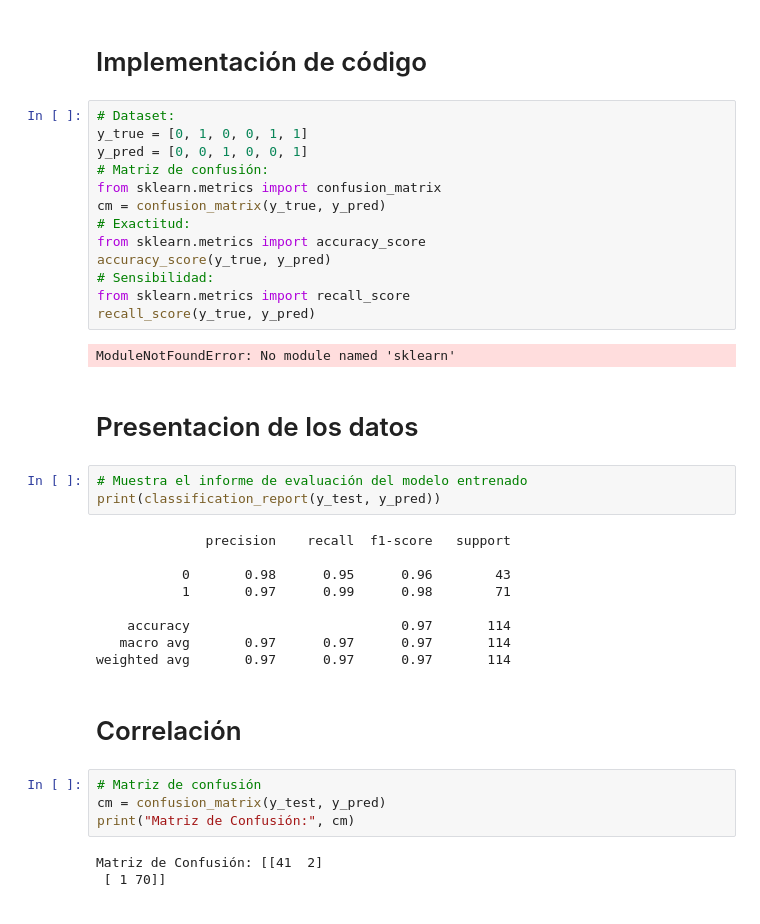
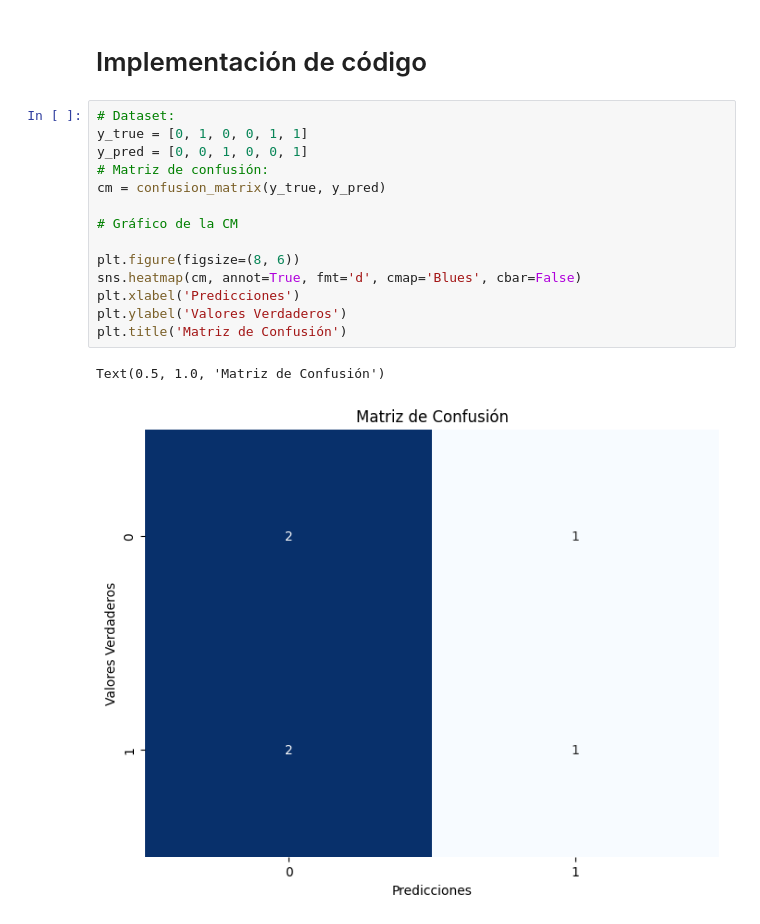
Before and after one commit to ChrisJavier/UIDE_2-WorkGroupDataScienceTools, a Jupyter notebook: Week03/doc/Ejercicio1.ipynb, the cells around one changed output. Saved outputs shown, nothing was run; the diff lists cells and outputs as text.

```diff
--- a/Week03/doc/Ejercicio1.ipynb
+++ b/Week03/doc/Ejercicio1.ipynb
@@ -17,38 +17,17 @@ from sklearn.metrics import accuracy_score, classification_report, confusion_mat
 # %%
 # Dataset:
 y_true = [0, 1, 0, 0, 1, 1]
 y_pred = [0, 0, 1, 0, 0, 1]
 # Matriz de confusión:
-from sklearn.metrics import confusion_matrix
 cm = confusion_matrix(y_true, y_pred)
-# Exactitud:
-from sklearn.metrics import accuracy_score
-accuracy_score(y_true, y_pred)
-# Sensibilidad:
-from sklearn.metrics import recall_score
-recall_score(y_true, y_pred)
+
+# Gráfico de la CM
+
+plt.figure(figsize=(8, 6))
+sns.heatmap(cm, annot=True, fmt='d', cmap='Blues', cbar=False)
+plt.xlabel('Predicciones')
+plt.ylabel('Valores Verdaderos')
+plt.title('Matriz de Confusión')
 # %% [output]
-ModuleNotFoundError: No module named 'sklearn'
+Text(0.5, 1.0, 'Matriz de Confusión')
+[figure, added]
-# %% [markdown]
-# Presentacion de los datos
-# %%
-# Muestra el informe de evaluación del modelo entrenado
-print(classification_report(y_test, y_pred))
-# %% [output]
-              precision    recall  f1-score   support
-
-           0       0.98      0.95      0.96        43
-           1       0.97      0.99      0.98        71
-
-    accuracy                           0.97       114
-   macro avg       0.97      0.97      0.97       114
-weighted avg       0.97      0.97      0.97       114
-# %% [markdown]
-# Correlación
-# %%
-# Matriz de confusión
-cm = confusion_matrix(y_test, y_pred)
-print("Matriz de Confusión:", cm)
-# %% [output]
-Matriz de Confusión: [[41  2]
- [ 1 70]]
```
Also changed, not shown: parts of 13 cells of this notebook.
